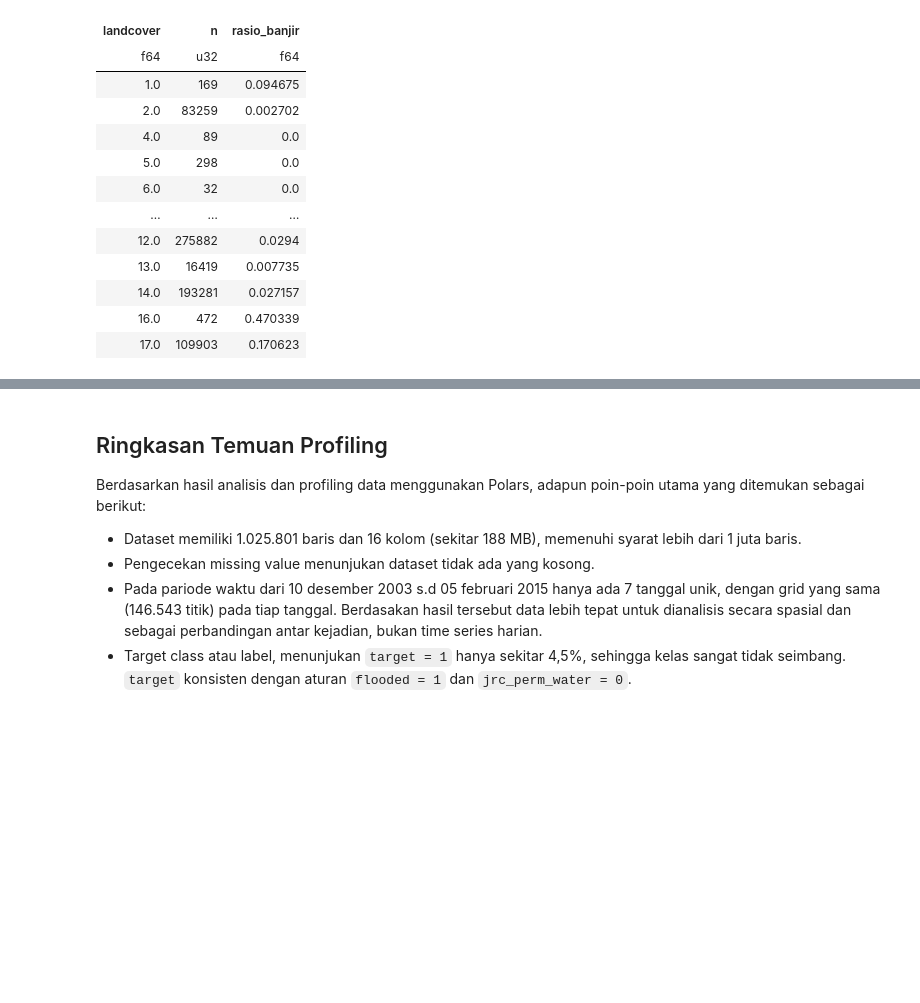
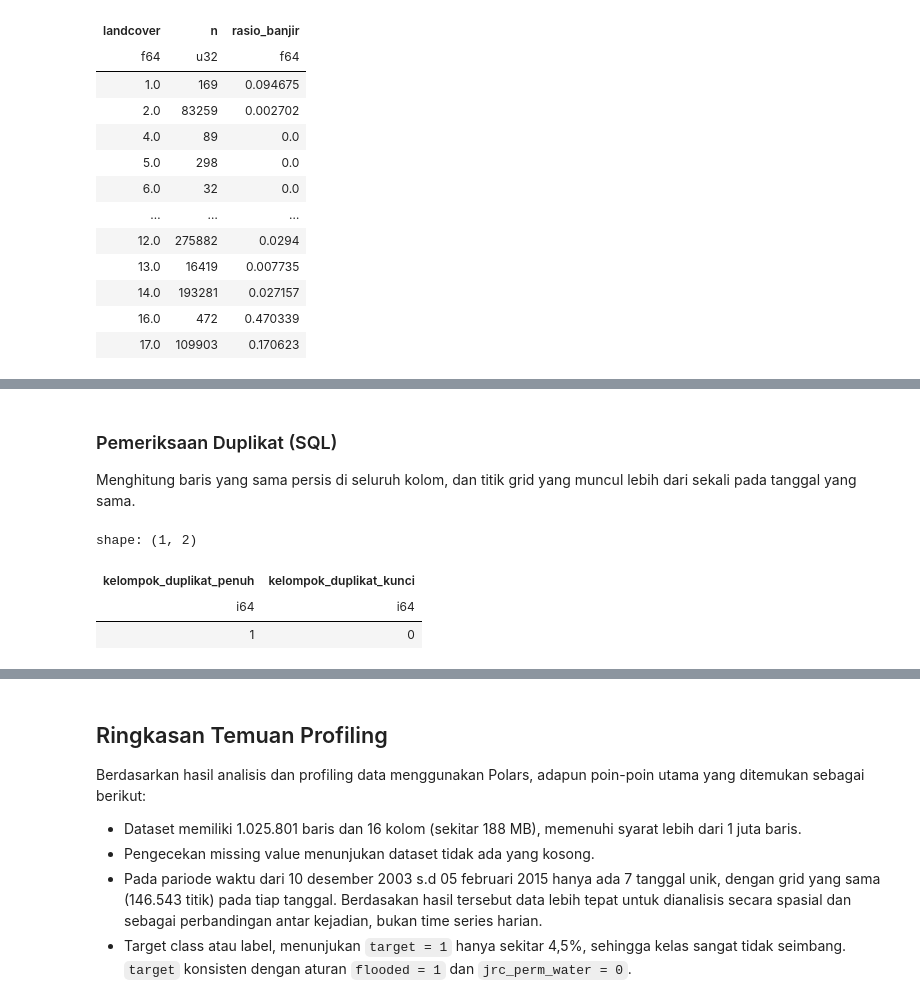
Before and after one commit to fatimatus101/tugas1-fatimatus101, a Jupyter notebook: notebooks/01_data_profiling.ipynb, the cells around one changed output, grey strips where cells are left out. Drawn from its saved outputs; the diff is of its cells as text; code cells hidden in the pictures; blank space fills up the shorter version.

```diff
--- a/notebooks/01_data_profiling.ipynb
+++ b/notebooks/01_data_profiling.ipynb
@@ -231,0 +279,6 @@ shape: (14, 3)
+# %%
+connection = duckdb.connect()
+profil_duckdb = connection.execute(
+    'SUMMARIZE SELECT * FROM read_parquet(?)', [str(DATA_PATH)]
+).pl()
+profil_duckdb
@@ -231,0 +300,16 @@ shape: (14, 3)
+# %% [markdown]
+### Pemeriksaan Duplikat (SQL)
+Menghitung baris yang sama persis di seluruh kolom, dan titik grid yang muncul lebih dari sekali pada tanggal yang sama.
+# %%
+connection.execute("""
+    SELECT
+        (SELECT COUNT(*) FROM (
+            SELECT COUNT(*) c FROM read_parquet(?) GROUP BY ALL HAVING c > 1)) AS kelompok_duplikat_penuh,
+        (SELECT COUNT(*) FROM (
+            SELECT COUNT(*) c FROM read_parquet(?) GROUP BY date, lon, lat HAVING c > 1)) AS kelompok_duplikat_kunci
+""", [str(DATA_PATH), str(DATA_PATH)]).pl()
+# %% [output]
+shape: (1, 2)
+| kelompok_duplikat_penuh | kelompok_duplikat_kunci |
+| i64 | i64 |
+| 1 | 0 |
```
Also changed, not shown: parts of 29 cells of this notebook.
